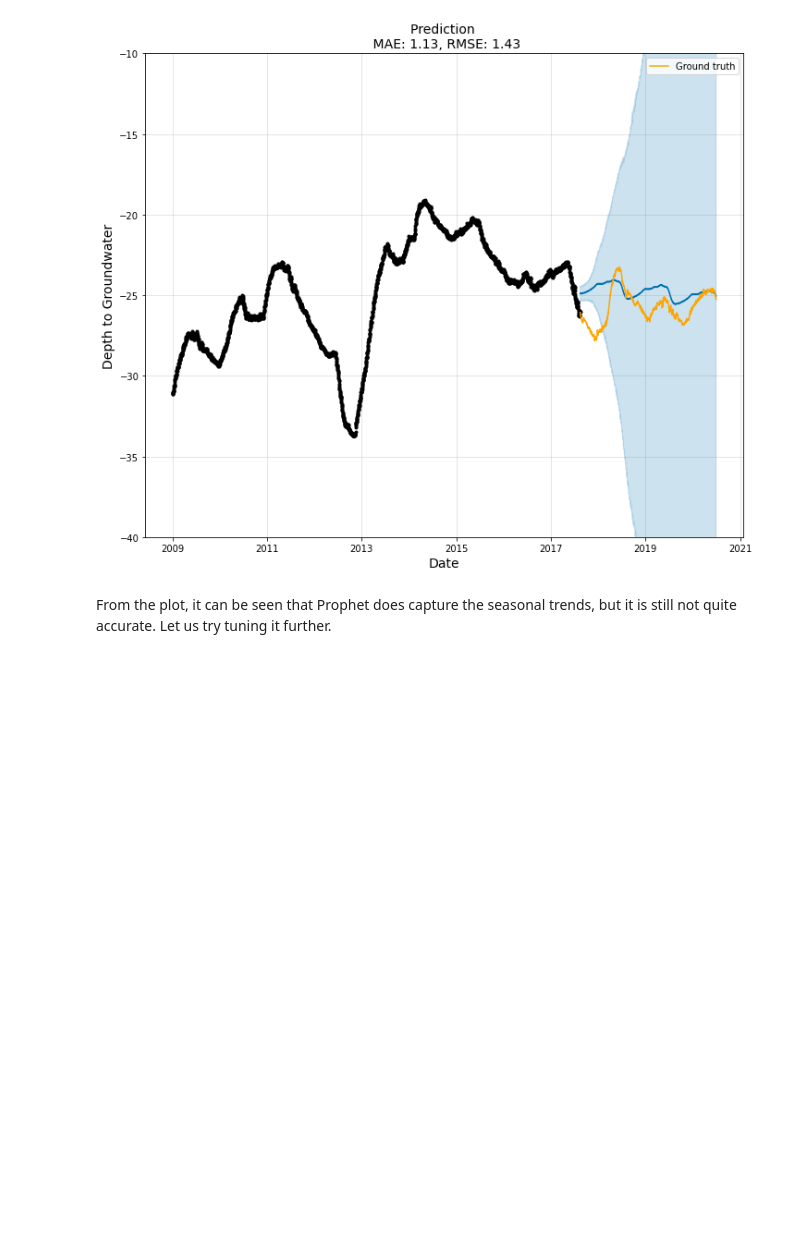
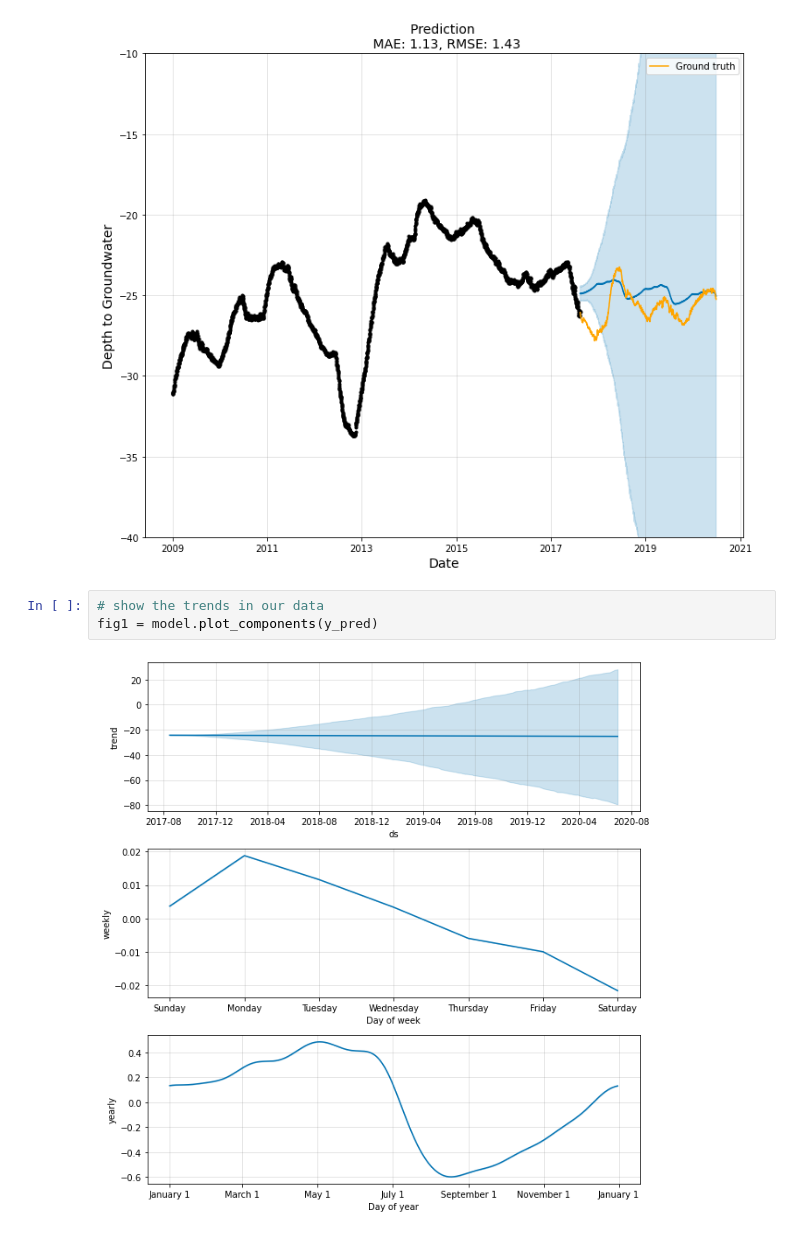
Before and after one commit to bkleck/WaterAnalytics, a Jupyter notebook: machine_learning.ipynb, the cells around one changed output. Drawn from its saved outputs; the diff is of its cells as text; blank space fills up the shorter version.

Commit message:
univariate prophet done

```diff
--- a/machine_learning.ipynb
+++ b/machine_learning.ipynb
@@ -233,5 +233,8 @@ ax.set_ylim([-40, -10])
 plt.show()
 # %% [output]
 [figure]
-# %% [markdown]
-From the plot, it can be seen that Prophet does capture the seasonal trends, but it is still not quite accurate. Let us try tuning it further.
+# %%
+# show the trends in our data
+fig1 = model.plot_components(y_pred)
+# %% [output]
+[figure, added]
```
Also changed, not shown: parts of 5 cells of this notebook.
